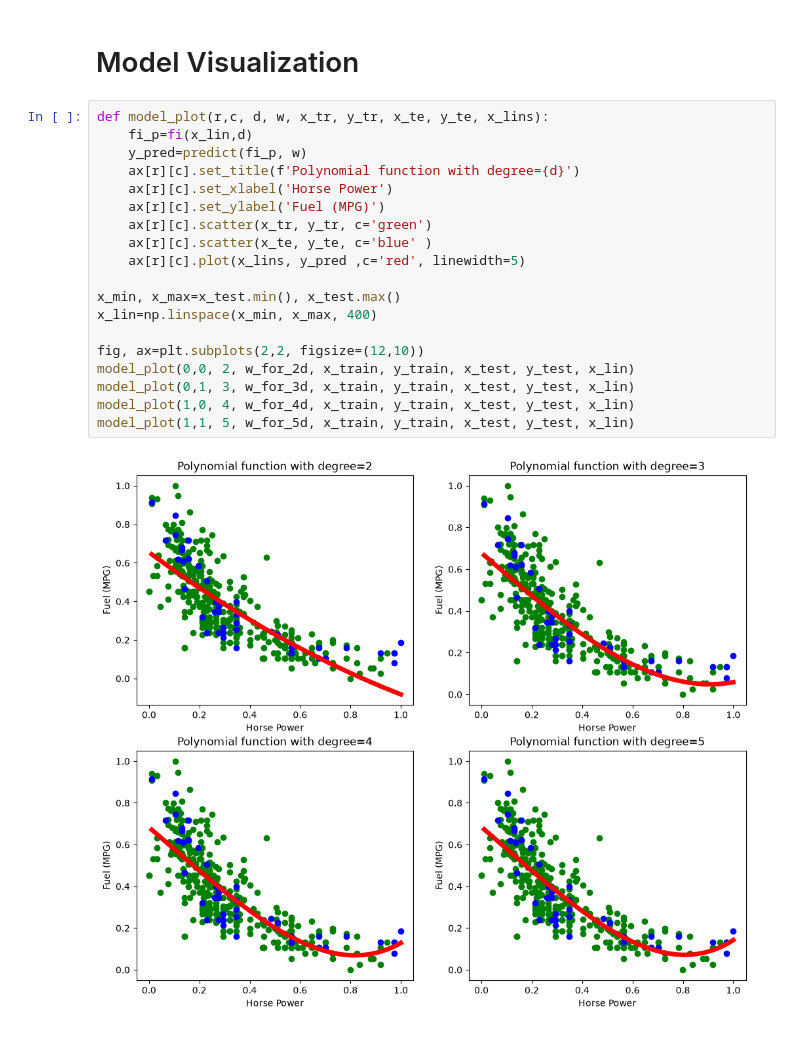
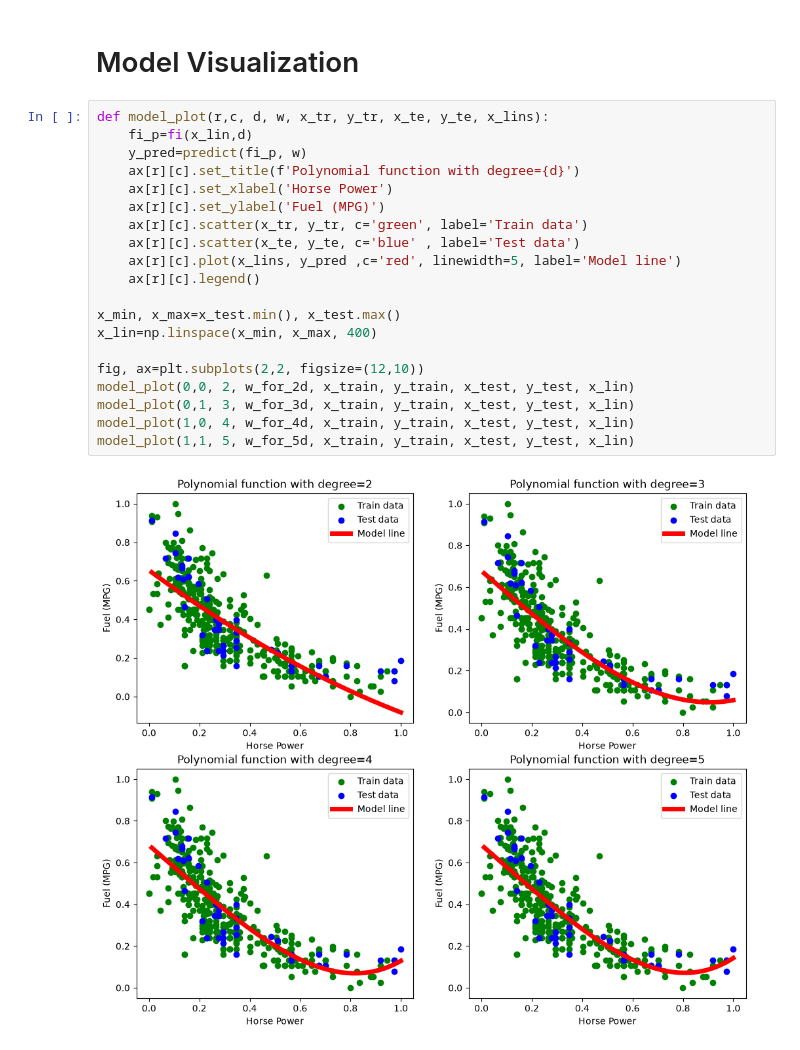
Before and after one commit to Negin-2521/ML---DL_journey, a Jupyter notebook: Exercise_2(None Linear Regression)/None Linear_Regressoin.ipynb, the cells around one changed output. Cells and saved outputs as stored; diff of their text form.

Commit message:
Adding labels on plots

```diff
--- a/Exercise_2(None Linear Regression)/None Linear_Regressoin.ipynb
+++ b/Exercise_2(None Linear Regression)/None Linear_Regressoin.ipynb
@@ -181,21 +182,22 @@ polynomial 5D  0.0124  0.0883
 # %%
 def model_plot(r,c, d, w, x_tr, y_tr, x_te, y_te, x_lins):
     fi_p=fi(x_lin,d)
     y_pred=predict(fi_p, w)
     ax[r][c].set_title(f'Polynomial function with degree={d}')
     ax[r][c].set_xlabel('Horse Power')
     ax[r][c].set_ylabel('Fuel (MPG)')
-    ax[r][c].scatter(x_tr, y_tr, c='green')
-    ax[r][c].scatter(x_te, y_te, c='blue' )
-    ax[r][c].plot(x_lins, y_pred ,c='red', linewidth=5)
+    ax[r][c].scatter(x_tr, y_tr, c='green', label='Train data')
+    ax[r][c].scatter(x_te, y_te, c='blue' , label='Test data')
+    ax[r][c].plot(x_lins, y_pred ,c='red', linewidth=5, label='Model line')
+    ax[r][c].legend()
 
 x_min, x_max=x_test.min(), x_test.max()
 x_lin=np.linspace(x_min, x_max, 400)
 
 fig, ax=plt.subplots(2,2, figsize=(12,10))
 model_plot(0,0, 2, w_for_2d, x_train, y_train, x_test, y_test, x_lin)
 model_plot(0,1, 3, w_for_3d, x_train, y_train, x_test, y_test, x_lin)
 model_plot(1,0, 4, w_for_4d, x_train, y_train, x_test, y_test, x_lin)
 model_plot(1,1, 5, w_for_5d, x_train, y_train, x_test, y_test, x_lin)
 # %% [output]
-[figure, old version]
+[figure, new version]
```
Also changed, not shown: parts of 1 cell of this notebook.
